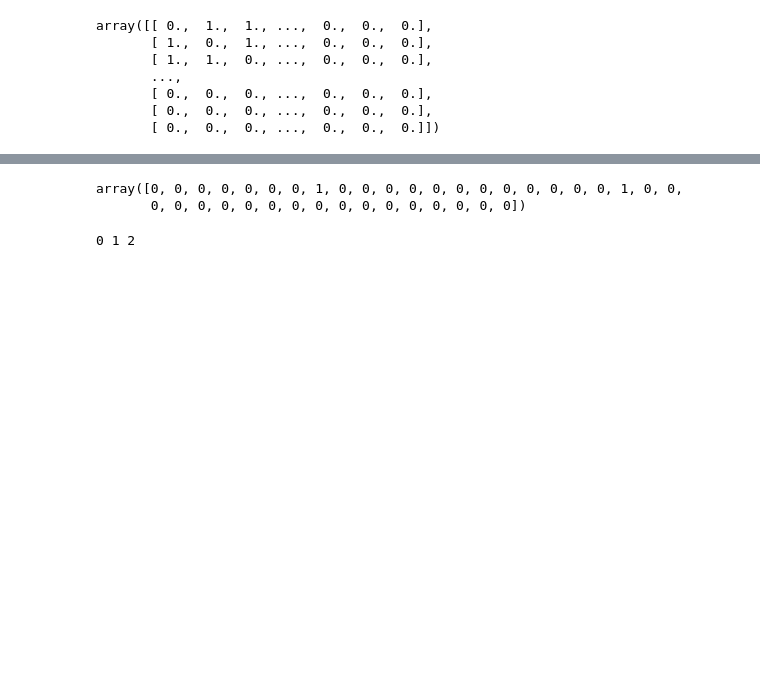
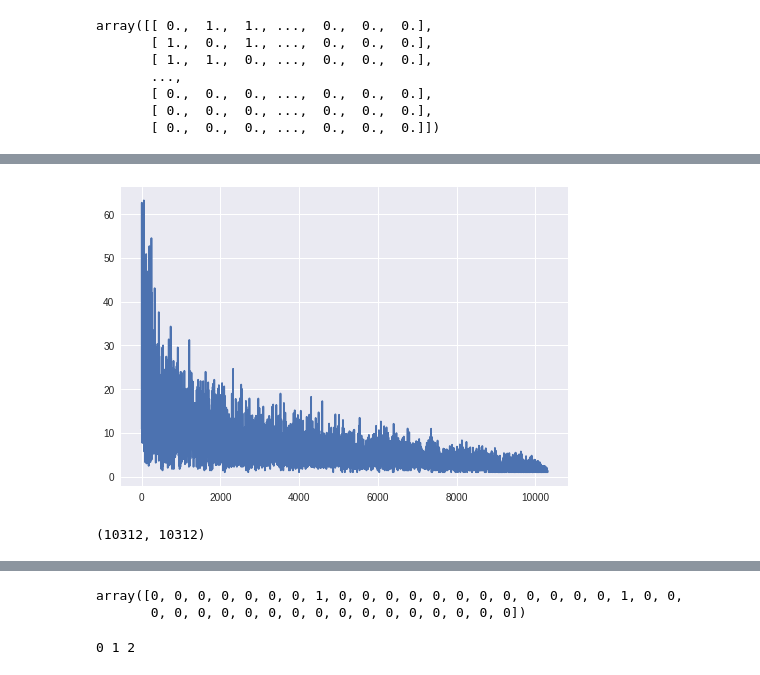
Before and after one commit to premolab/GraphEmbeddings, a Jupyter notebook: Main.ipynb, the cells around one changed output, grey strips where cells are left out. Cells and saved outputs as stored; diff of their text form; code cells hidden in the pictures; blank space fills up the shorter version.

```diff
--- a/Main.ipynb
+++ b/Main.ipynb
@@ -90,0 +100,11 @@ array([[ 0.,  1.,  1., ...,  0.,  0.,  0.],
+# %%
+K = np.linalg.norm(A, axis=0)
+# %%
+plt.plot(K)
+plt.show()
+# %% [output]
+[figure, added]
+# %%
+K.shape
+# %% [output]
+(10312, 10312)
```
Also changed, not shown: parts of 18 cells of this notebook, 4 other files.
